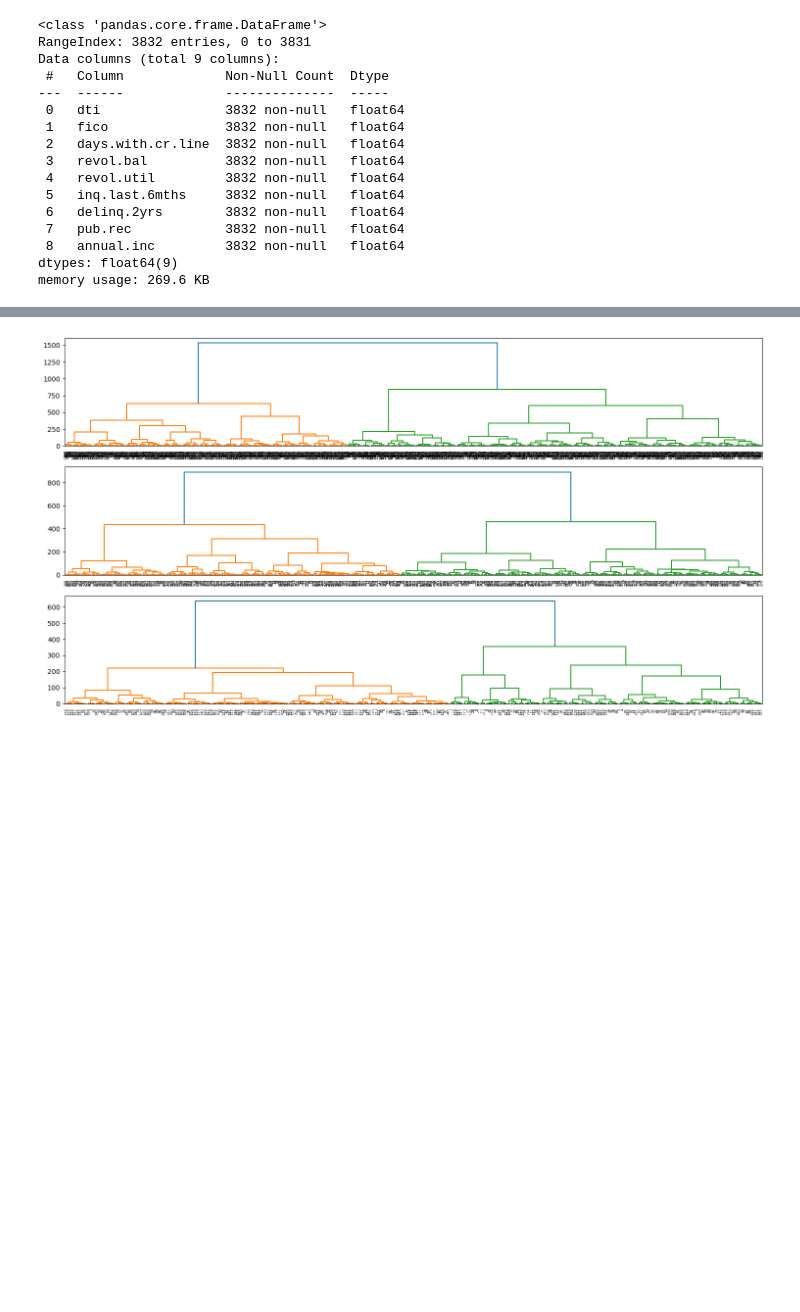
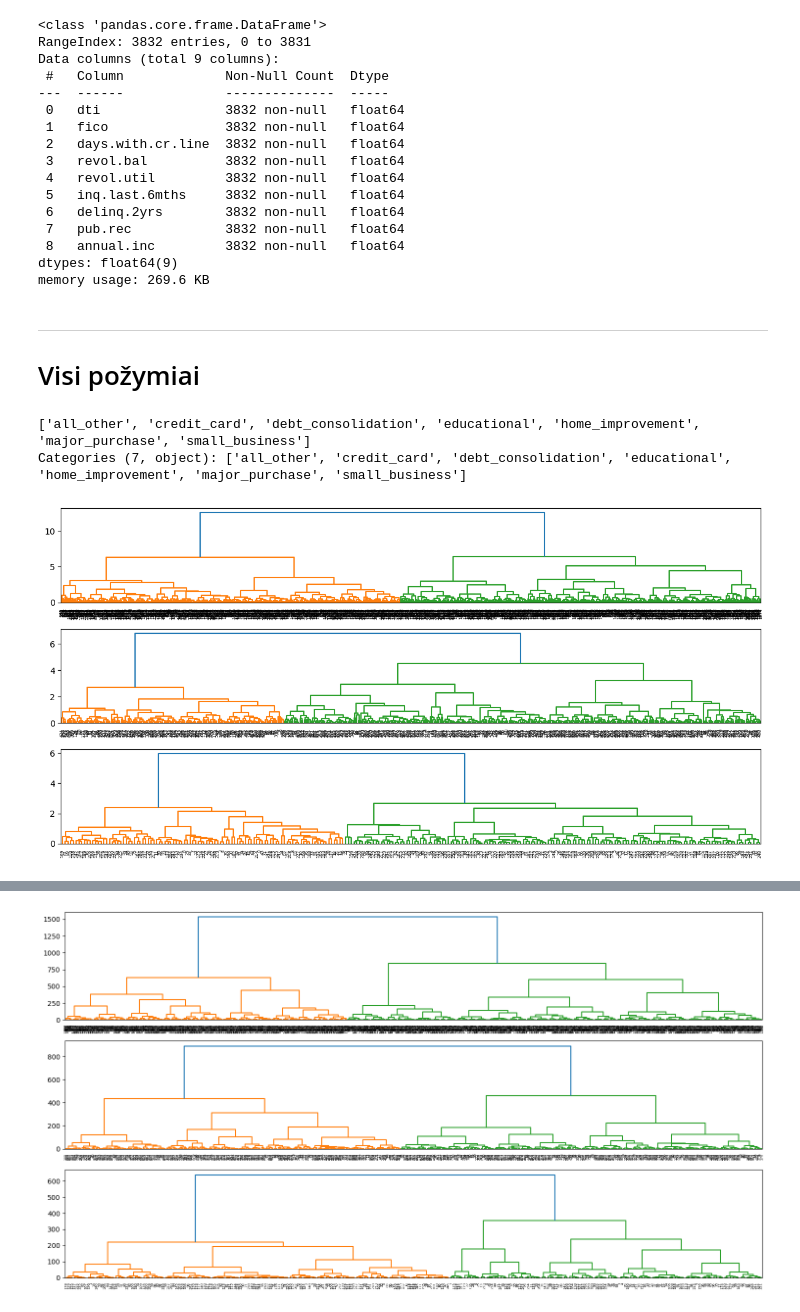
Before and after one commit to EvelinaDu/Papildomi_duomenu_vizualizavimo_skyriai, a Jupyter notebook: 3_laboratorinis/Hierarchical.ipynb, the cells around one changed output, grey strips where cells are left out. Cells and saved outputs as stored; diff of their text form; code cells hidden in the pictures; blank space fills up the shorter version.

```diff
--- a/3_laboratorinis/Hierarchical.ipynb
+++ b/3_laboratorinis/Hierarchical.ipynb
@@ -53,0 +60,29 @@ rfecv_home = pd.read_csv('rfecv_home_improvement.csv')
+# %% [markdown]
+---
+# Visi požymiai
+# %%
+min_max_data['purpose'].unique()
+# %% [output]
+['all_other', 'credit_card', 'debt_consolidation', 'educational', 'home_improvement', 'major_purchase', 'small_business']
+Categories (7, object): ['all_other', 'credit_card', 'debt_consolidation', 'educational', 'home_improvement', 'major_purchase', 'small_business']
+# %%
+full_feature_dfs = {
+    'debt_consolidation': scaled_no_cat_data[min_max_data['purpose'] == 'debt_consolidation'],
+    'credit_card': scaled_no_cat_data[min_max_data['purpose'] == 'credit_card'],
+    'home_improvement': scaled_no_cat_data[min_max_data['purpose'] == 'home_improvement'],
+}
+
+wards_clustering_debt = linkage(full_feature_dfs['debt_consolidation'], method="ward", metric="euclidean")
+wards_clustering_credit = linkage(full_feature_dfs['credit_card'], method="ward", metric="euclidean")
+wards_clustering_home = linkage(full_feature_dfs['home_improvement'], method="ward", metric="euclidean")
+# %%
+fig, (ax1, ax2, ax3) = plt.subplots(3, 1, figsize=(12, 6))
+
+dendrogram(wards_clustering_debt, ax=ax1)
+dendrogram(wards_clustering_credit, ax=ax2)
+dendrogram(wards_clustering_home, ax=ax3)
+
+plt.tight_layout()
+plt.show()
+# %% [output]
+[figure, added]
```
Also changed, not shown: parts of 16 cells of this notebook.
